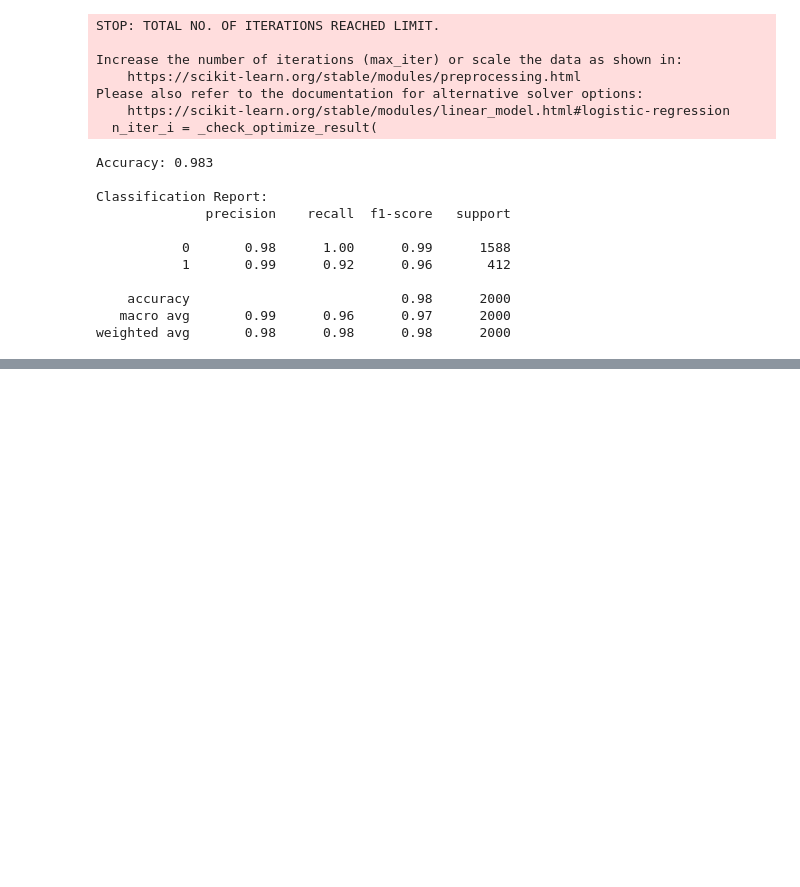
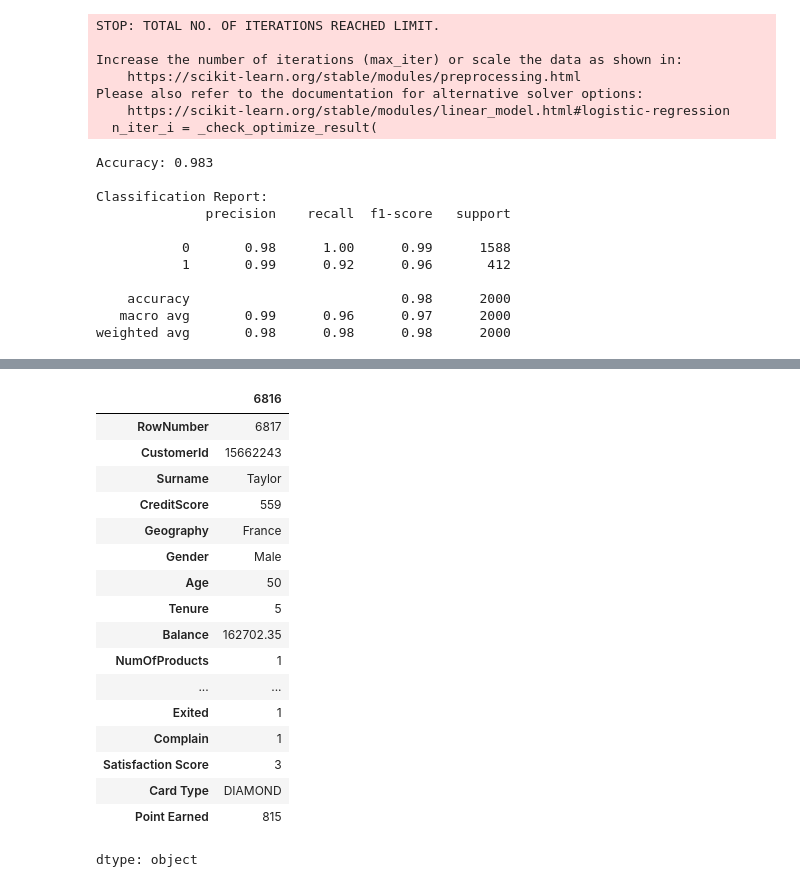
Before and after one commit to AmirJamalian/python-ml-deploy, a Jupyter notebook: notebooks/Py4DS_EDA_Model.ipynb, the cells around one changed output, grey strips where cells are left out. Drawn from its saved outputs; the diff is of its cells as text; code cells hidden in the pictures; blank space fills up the shorter version.

```diff
--- a/notebooks/Py4DS_EDA_Model.ipynb
+++ b/notebooks/Py4DS_EDA_Model.ipynb
@@ -248,0 +231,21 @@ array([[-0.28222475,  1.14919188,  1.72112731,  0.75143343,  0.82546853,
+# %%
+df_org.iloc[6816]
+# %% [output]
+|  | 6816 |
+| RowNumber | 6817 |
+| CustomerId | 15662243 |
+| Surname | Taylor |
+| CreditScore | 559 |
+| Geography | France |
+| Gender | Male |
+| Age | 50 |
+| Tenure | 5 |
+| Balance | 162702.35 |
+| NumOfProducts | 1 |
+| ... | ... |
+| Exited | 1 |
+| Complain | 1 |
+| Satisfaction Score | 3 |
+| Card Type | DIAMOND |
+| Point Earned | 815 |
+dtype: object
```
Also changed, not shown: parts of 5 cells of this notebook.
